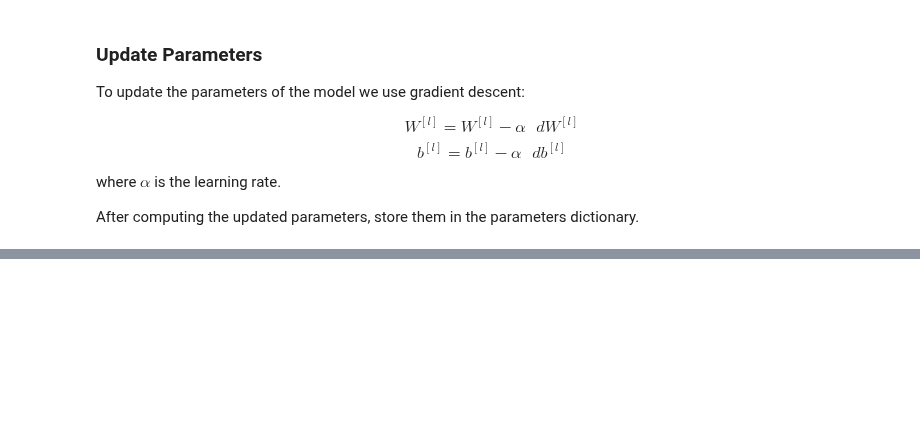
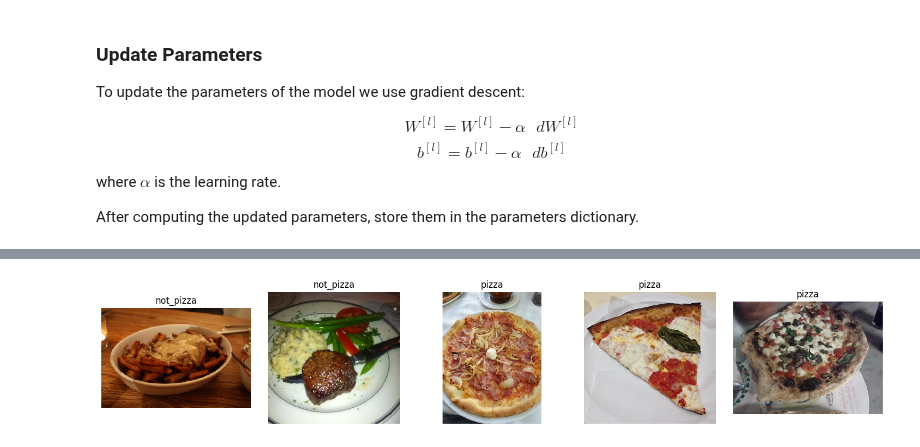
Before and after one commit to IvonLuiz/Deep-Learning, a Jupyter notebook: neural_network.ipynb, the cells around one changed output, grey strips where cells are left out. Saved outputs shown, nothing was run; the diff lists cells and outputs as text; code cells hidden in the pictures; blank space fills up the shorter version.

```diff
--- a/neural_network.ipynb
+++ b/neural_network.ipynb
@@ -600,0 +656,39 @@ def update_parameters(params, grads, learning_rate):
+# %%
+def visualize_images(df, num_images=5):
+    """
+    Function to visualize random images from a DataFrame containing filenames and categories.
+
+    Arguments:
+    df -- DataFrame with columns 'filename' and 'category'
+    num_images -- Number of images to display (default is 5)
+    """
+    # Limit the number of images to visualize if there are more than num_images
+    num_images = min(num_images, len(df))
+
+    # Randomly sample images from the DataFrame
+    sampled_df = df.sample(n=num_images).reset_index(drop=True)
+
+    # Create a figure and axis object to display images
+    fig, axes = plt.subplots(1, num_images, figsize=(15, 3))
+
+    # Iterate over the selected images and display them
+    for i in range(num_images):
+        # Get the image path and category from the DataFrame
+        image_path = os.path.join(directory, sampled_df['filename'].iloc[i])
+        category = sampled_df['category'].iloc[i]
+
+        # Load the image using PIL
+        image = Image.open(image_path)
+
+        # Display the image
+        axes[i].imshow(image)
+        axes[i].axis('off')  # Turn off axis
+        axes[i].set_title(category)  # Set category as title
+
+    # Adjust layout and display the figure
+    plt.tight_layout()
+    plt.show()
+
+visualize_images(df, num_images=5)
+# %% [output]
+[figure, added]
```
Also changed, not shown: parts of 4 cells of this notebook.
